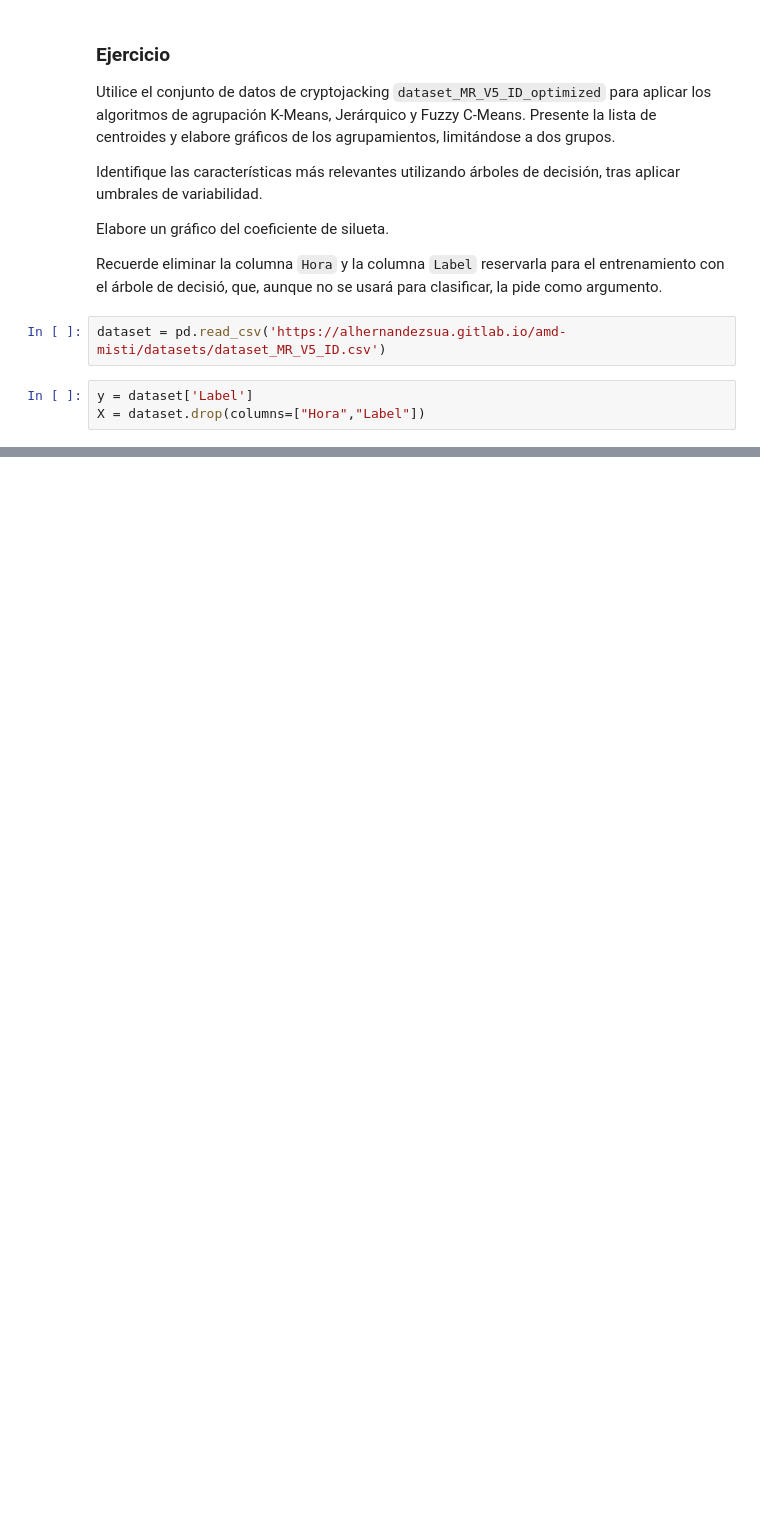
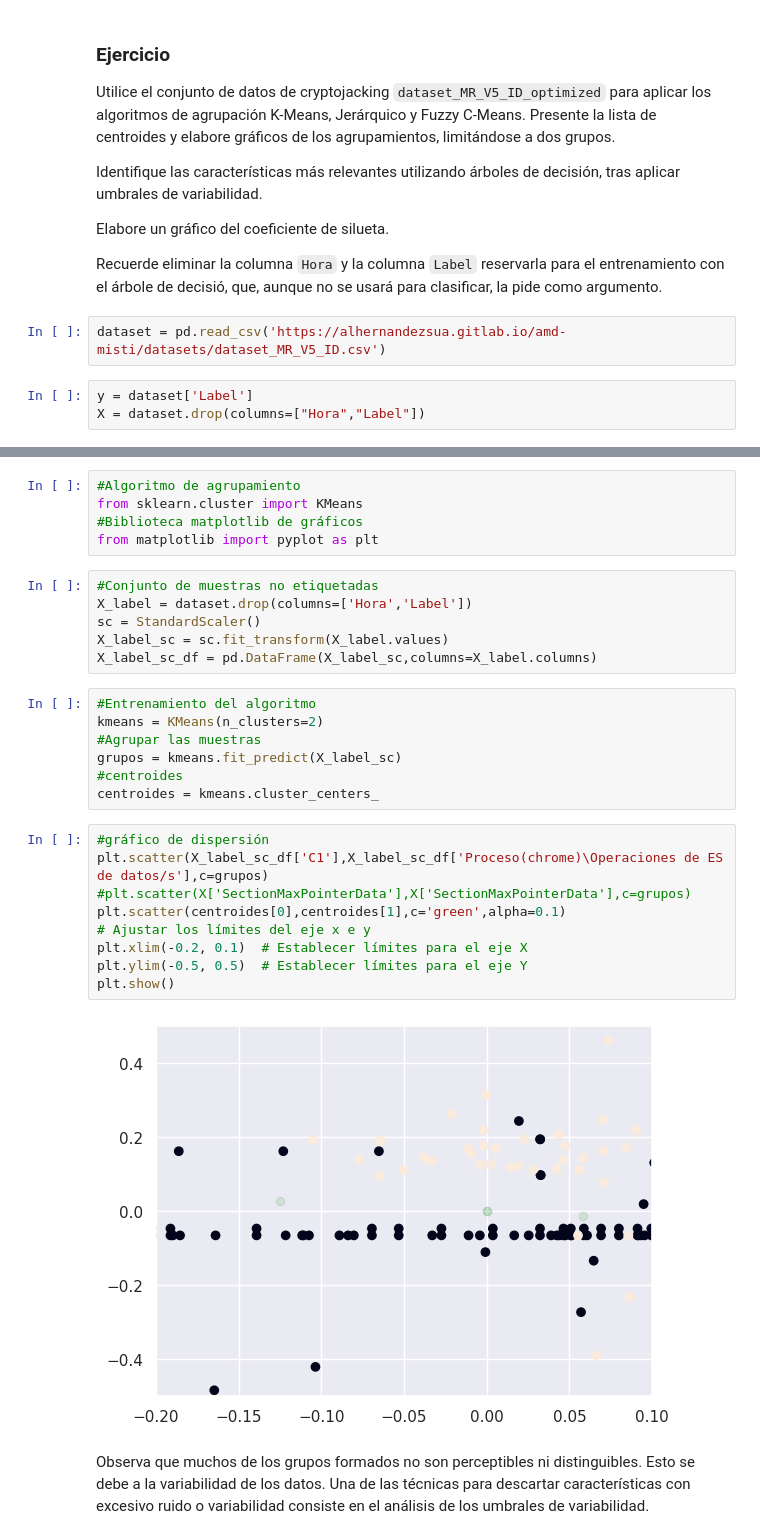
Before and after one commit to dannyasd/MineriaDeDatos, a Jupyter notebook: Lectura7.ipynb, the cells around one changed output, grey strips where cells are left out. Drawn from its saved outputs; the diff is of its cells as text; blank space fills up the shorter version.

```diff
--- a/Lectura7.ipynb
+++ b/Lectura7.ipynb
@@ -260,0 +282,31 @@ X = dataset.drop(columns=["Hora","Label"])
+# %%
+#Algoritmo de agrupamiento
+from sklearn.cluster import KMeans
+#Biblioteca matplotlib de gráficos
+from matplotlib import pyplot as plt
+# %%
+#Conjunto de muestras no etiquetadas
+X_label = dataset.drop(columns=['Hora','Label'])
+sc = StandardScaler()
+X_label_sc = sc.fit_transform(X_label.values)
+X_label_sc_df = pd.DataFrame(X_label_sc,columns=X_label.columns)
+# %%
+#Entrenamiento del algoritmo
+kmeans = KMeans(n_clusters=2)
+#Agrupar las muestras
+grupos = kmeans.fit_predict(X_label_sc)
+#centroides
+centroides = kmeans.cluster_centers_
+# %%
+#gráfico de dispersión
+plt.scatter(X_label_sc_df['C1'],X_label_sc_df['Proceso(chrome)\Operaciones de ES de datos/s'],c=grupos)
+#plt.scatter(X['SectionMaxPointerData'],X['SectionMaxPointerData'],c=grupos)
+plt.scatter(centroides[0],centroides[1],c='green',alpha=0.1)
+# Ajustar los límites del eje x e y
+plt.xlim(-0.2, 0.1)  # Establecer límites para el eje X
+plt.ylim(-0.5, 0.5)  # Establecer límites para el eje Y
+plt.show()
+# %% [output]
+[figure, added]
+# %% [markdown]
+Observa que muchos de los grupos formados no son perceptibles ni distinguibles. Esto se debe a la variabilidad de los datos. Una de las técnicas para descartar características con excesivo ruido o variabilidad consiste en el análisis de los umbrales de variabilidad.
```
Also changed, not shown: parts of 8 cells of this notebook.
